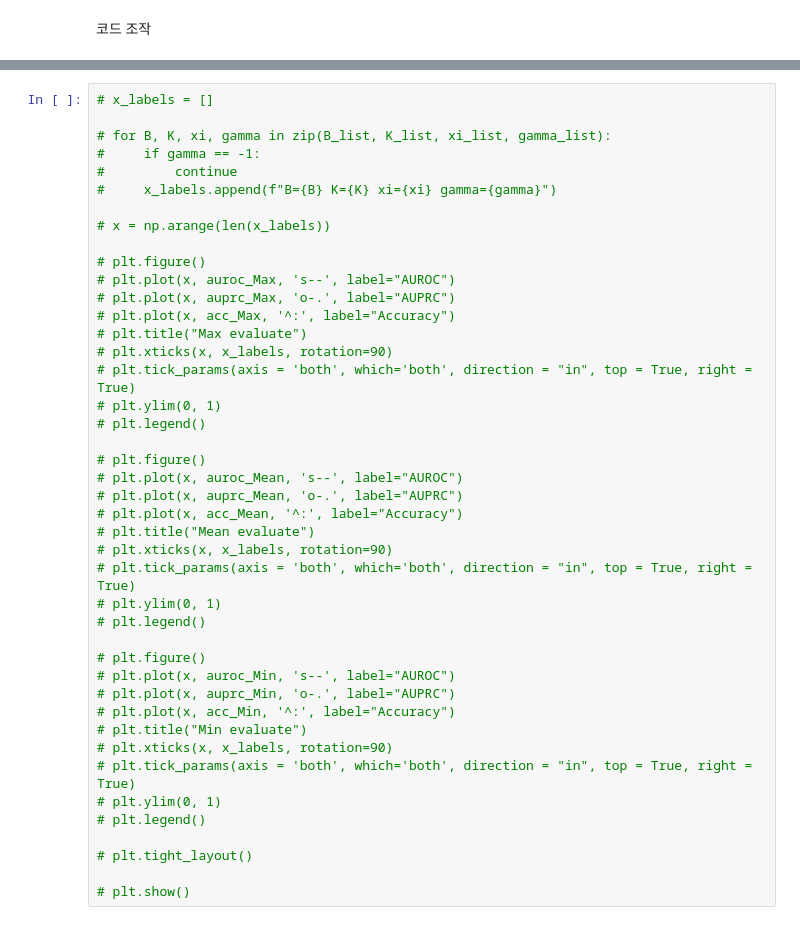
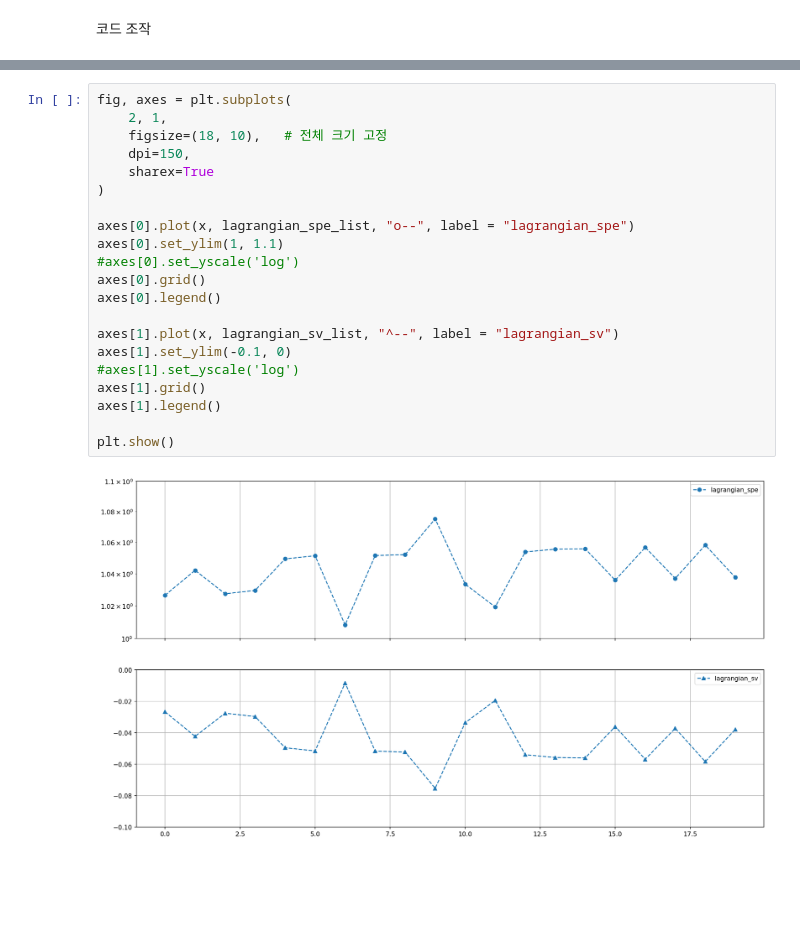
Before and after one commit to sbchae04-tech/Support-Vector-Machine, a Jupyter notebook: QUBO/Quantum_SVM_Gaussian_neal.ipynb, the cells around one changed output, grey strips where cells are left out. Cells and saved outputs as stored; diff of their text form; blank space fills up the shorter version.

```diff
--- a/QUBO/Quantum_SVM_Gaussian_neal.ipynb
+++ b/QUBO/Quantum_SVM_Gaussian_neal.ipynb
@@ -578,43 +530,23 @@ plt.show()
-# %%
-# x_labels = []
-
-# for B, K, xi, gamma in zip(B_list, K_list, xi_list, gamma_list):
-#     if gamma == -1:
-#         continue
-#     x_labels.append(f"B={B} K={K} xi={xi} gamma={gamma}")
-
-# x = np.arange(len(x_labels))
-
-# plt.figure()
-# plt.plot(x, auroc_Max, 's--', label="AUROC")
-# plt.plot(x, auprc_Max, 'o-.', label="AUPRC")
-# plt.plot(x, acc_Max, '^:', label="Accuracy")
-# plt.title("Max evaluate")
-# plt.xticks(x, x_labels, rotation=90)
-# plt.tick_params(axis = 'both', which='both', direction = "in", top = True, right = True)
-# plt.ylim(0, 1)
-# plt.legend()
-
-# plt.figure()
-# plt.plot(x, auroc_Mean, 's--', label="AUROC")
-# plt.plot(x, auprc_Mean, 'o-.', label="AUPRC")
-# plt.plot(x, acc_Mean, '^:', label="Accuracy")
-# plt.title("Mean evaluate")
-# plt.xticks(x, x_labels, rotation=90)
-# plt.tick_params(axis = 'both', which='both', direction = "in", top = True, right = True)
-# plt.ylim(0, 1)
-# plt.legend()
-
-# plt.figure()
-# plt.plot(x, auroc_Min, 's--', label="AUROC")
-# plt.plot(x, auprc_Min, 'o-.', label="AUPRC")
-# plt.plot(x, acc_Min, '^:', label="Accuracy")
-# plt.title("Min evaluate")
-# plt.xticks(x, x_labels, rotation=90)
-# plt.tick_params(axis = 'both', which='both', direction = "in", top = True, right = True)
-# plt.ylim(0, 1)
-# plt.legend()
-
-# plt.tight_layout()
-
-# plt.show()
+# %%
+fig, axes = plt.subplots(
+    2, 1,
+    figsize=(18, 10),   # 전체 크기 고정
+    dpi=150,
+    sharex=True
+)
+
+axes[0].plot(x, lagrangian_spe_list, "o--", label = "lagrangian_spe")
+axes[0].set_ylim(1, 1.1)
+#axes[0].set_yscale('log')
+axes[0].grid()
+axes[0].legend()
+
+axes[1].plot(x, lagrangian_sv_list, "^--", label = "lagrangian_sv")
+axes[1].set_ylim(-0.1, 0)
+#axes[1].set_yscale('log')
+axes[1].grid()
+axes[1].legend()
+
+plt.show()
+# %% [output]
+[figure, added]
```
Also changed, not shown: parts of 9 cells of this notebook, 4 other files.
